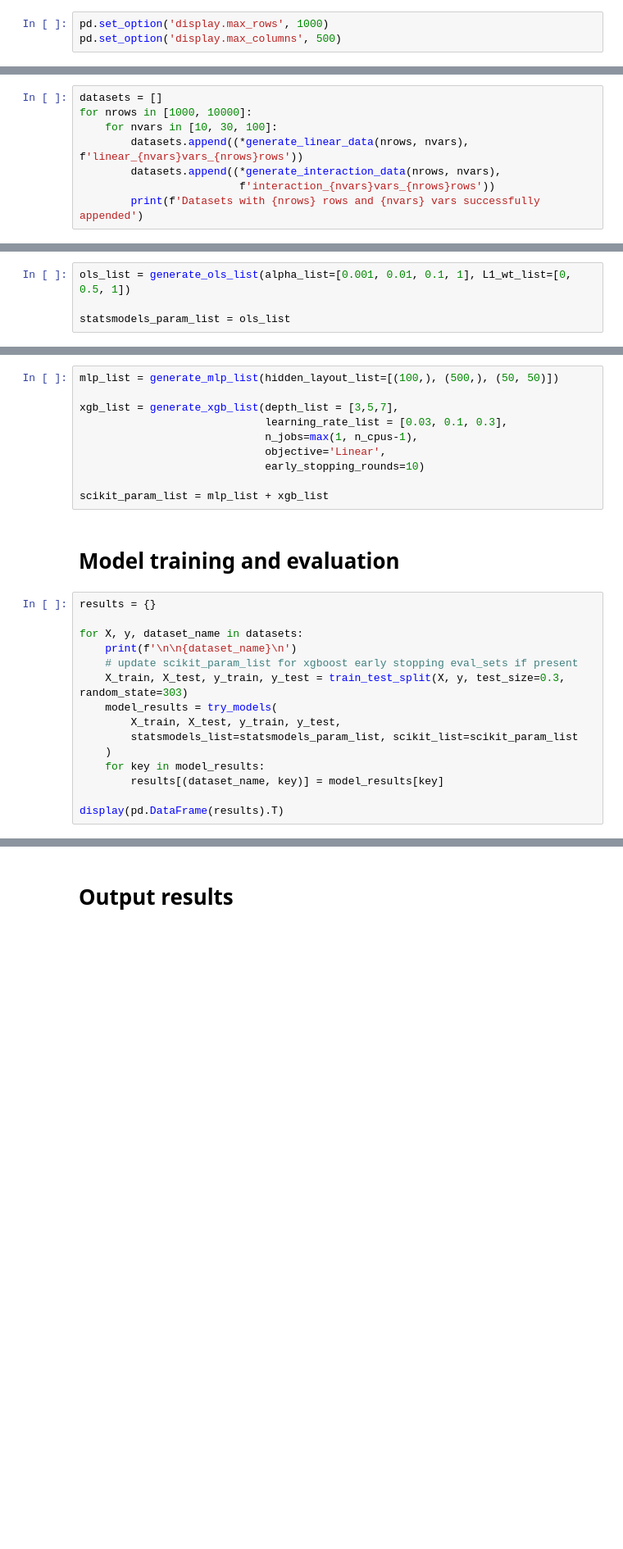
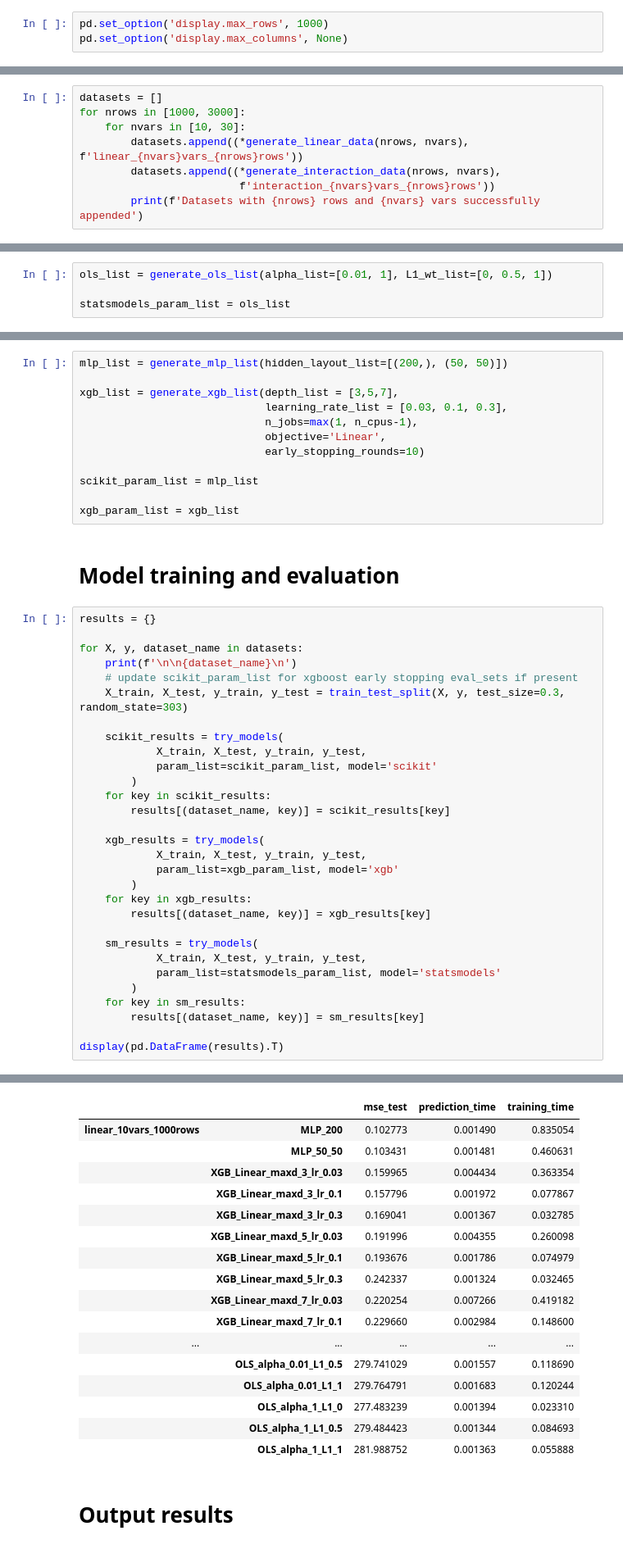
Before and after one commit to jackru/huge-lqg, a Jupyter notebook: toy_modelling/toy_modelling_demo.ipynb, the cells around one changed output, grey strips where cells are left out. Shown at 82% size. Saved outputs shown, nothing was run; the diff lists cells and outputs as text; blank space fills up the shorter version.

```diff
--- a/toy_modelling/toy_modelling_demo.ipynb
+++ b/toy_modelling/toy_modelling_demo.ipynb
@@ -19,13 +19,13 @@ from toy_data_generation import generate_linear_data, generate_interaction_data
 from param_dict_generation import generate_ols_list, generate_mlp_list, generate_xgb_list
 # %%
 pd.set_option('display.max_rows', 1000)
-pd.set_option('display.max_columns', 500)
+pd.set_option('display.max_columns', None)
 # %% [markdown]
 # Dataset generation
 # %%
 datasets = []
-for nrows in [1000, 10000]:
-    for nvars in [10, 30, 100]:
+for nrows in [1000, 3000]:
+    for nvars in [10, 30]:
         datasets.append((*generate_linear_data(nrows, nvars), f'linear_{nvars}vars_{nrows}rows'))
         datasets.append((*generate_interaction_data(nrows, nvars),
                          f'interaction_{nvars}vars_{nrows}rows'))
@@ -42,7 +40,7 @@ Datasets with 10000 rows and 100 vars successfully appended
 # %% [markdown]
 ## Statsmodels list
 # %%
-ols_list = generate_ols_list(alpha_list=[0.001, 0.01, 0.1, 1], L1_wt_list=[0, 0.5, 1])
+ols_list = generate_ols_list(alpha_list=[0.01, 1], L1_wt_list=[0, 0.5, 1])
 
 statsmodels_param_list = ols_list
 # %% [markdown]
@@ -50,7 +48,7 @@ statsmodels_param_list = ols_list
 # %%
 n_cpus = multiprocessing.cpu_count()
 # %%
-mlp_list = generate_mlp_list(hidden_layout_list=[(100,), (500,), (50, 50)])
+mlp_list = generate_mlp_list(hidden_layout_list=[(200,), (50, 50)])
 
 xgb_list = generate_xgb_list(depth_list = [3,5,7],
                              learning_rate_list = [0.03, 0.1, 0.3],
@@ -58,7 +56,9 @@ xgb_list = generate_xgb_list(depth_list = [3,5,7],
                              objective='Linear',
                              early_stopping_rounds=10)
 
-scikit_param_list = mlp_list + xgb_list
+scikit_param_list = mlp_list
+
+xgb_param_list = xgb_list
 # %% [markdown]
 # Model training and evaluation
 # %%
@@ -68,11 +68,27 @@ for X, y, dataset_name in datasets:
     print(f'\n\n{dataset_name}\n')
     # update scikit_param_list for xgboost early stopping eval_sets if present
     X_train, X_test, y_train, y_test = train_test_split(X, y, test_size=0.3, random_state=303)
-    model_results = try_models(
-        X_train, X_test, y_train, y_test,
-        statsmodels_list=statsmodels_param_list, scikit_list=scikit_param_list
-    )
-    for key in model_results:
-        results[(dataset_name, key)] = model_results[key]
+
+    scikit_results = try_models(
+            X_train, X_test, y_train, y_test,
+            param_list=scikit_param_list, model='scikit'
+        )
+    for key in scikit_results:
+        results[(dataset_name, key)] = scikit_results[key]
+
+    xgb_results = try_models(
+            X_train, X_test, y_train, y_test,
+            param_list=xgb_param_list, model='xgb'
+        )
+    for key in xgb_results:
+        results[(dataset_name, key)] = xgb_results[key]
+
+    sm_results = try_models(
+            X_train, X_test, y_train, y_test,
+            param_list=statsmodels_param_list, model='statsmodels'
+        )
+    for key in sm_results:
+        results[(dataset_name, key)] = sm_results[key]
 
 display(pd.DataFrame(results).T)
+# %% [output]
@@ -79,3 +129,20 @@ display(pd.DataFrame(results).T)
+|  |  | mse_test | prediction_time | training_time |
+| linear_10vars_1000rows | MLP_200 | 0.102773 | 0.001490 | 0.835054 |
+|  | MLP_50_50 | 0.103431 | 0.001481 | 0.460631 |
+|  | XGB_Linear_maxd_3_lr_0.03 | 0.159965 | 0.004434 | 0.363354 |
+|  | XGB_Linear_maxd_3_lr_0.1 | 0.157796 | 0.001972 | 0.077867 |
+|  | XGB_Linear_maxd_3_lr_0.3 | 0.169041 | 0.001367 | 0.032785 |
+|  | XGB_Linear_maxd_5_lr_0.03 | 0.191996 | 0.004355 | 0.260098 |
+|  | XGB_Linear_maxd_5_lr_0.1 | 0.193676 | 0.001786 | 0.074979 |
+|  | XGB_Linear_maxd_5_lr_0.3 | 0.242337 | 0.001324 | 0.032465 |
+|  | XGB_Linear_maxd_7_lr_0.03 | 0.220254 | 0.007266 | 0.419182 |
+|  | XGB_Linear_maxd_7_lr_0.1 | 0.229660 | 0.002984 | 0.148600 |
+| ... | ... | ... | ... | ... |
+|  | OLS_alpha_0.01_L1_0.5 | 279.741029 | 0.001557 | 0.118690 |
+|  | OLS_alpha_0.01_L1_1 | 279.764791 | 0.001683 | 0.120244 |
+|  | OLS_alpha_1_L1_0 | 277.483239 | 0.001394 | 0.023310 |
+|  | OLS_alpha_1_L1_0.5 | 279.484423 | 0.001344 | 0.084693 |
+|  | OLS_alpha_1_L1_1 | 281.988752 | 0.001363 | 0.055888 |
 # %% [markdown]
 # Output results
 # %%
```
Also changed, not shown: parts of 3 cells of this notebook, 4 other files.
